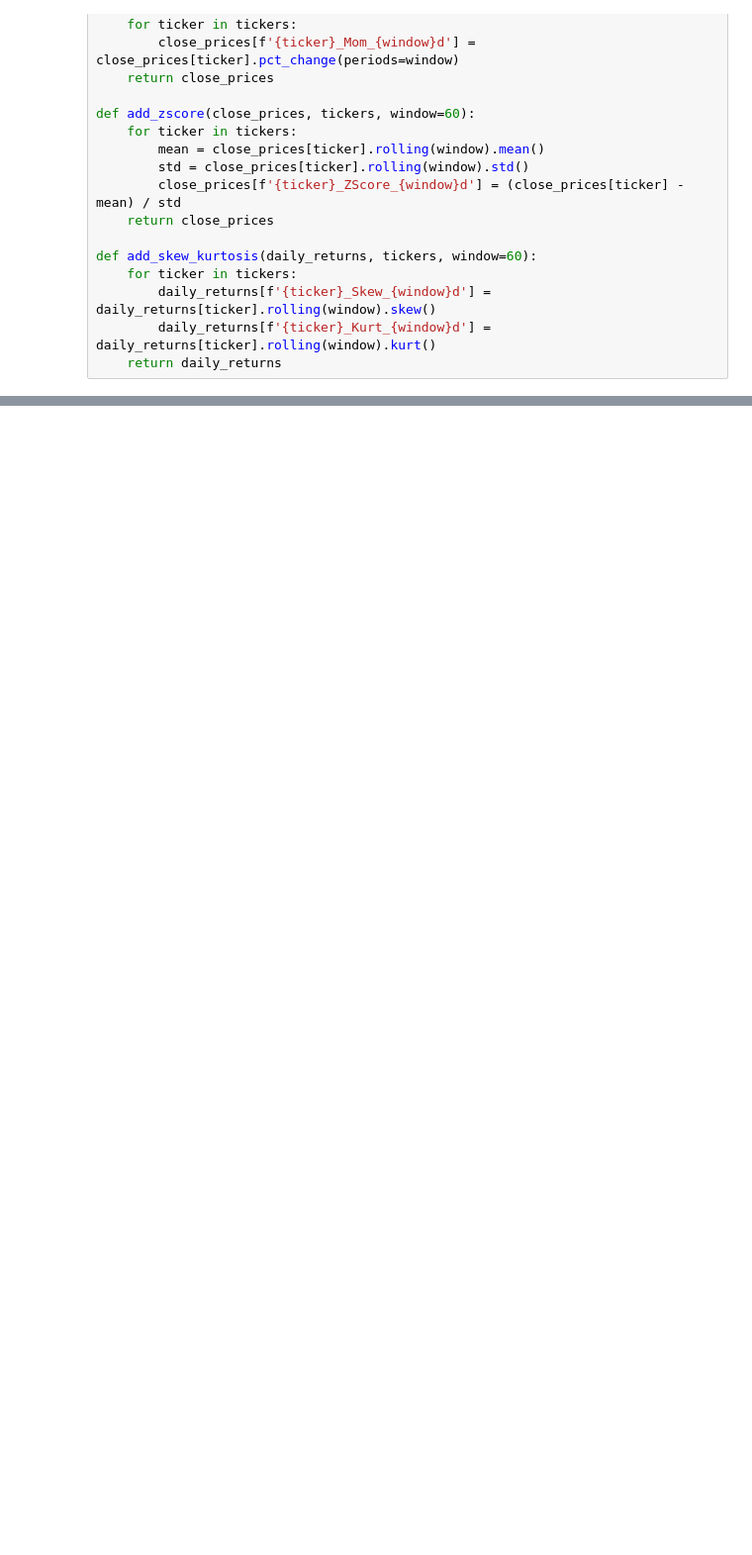
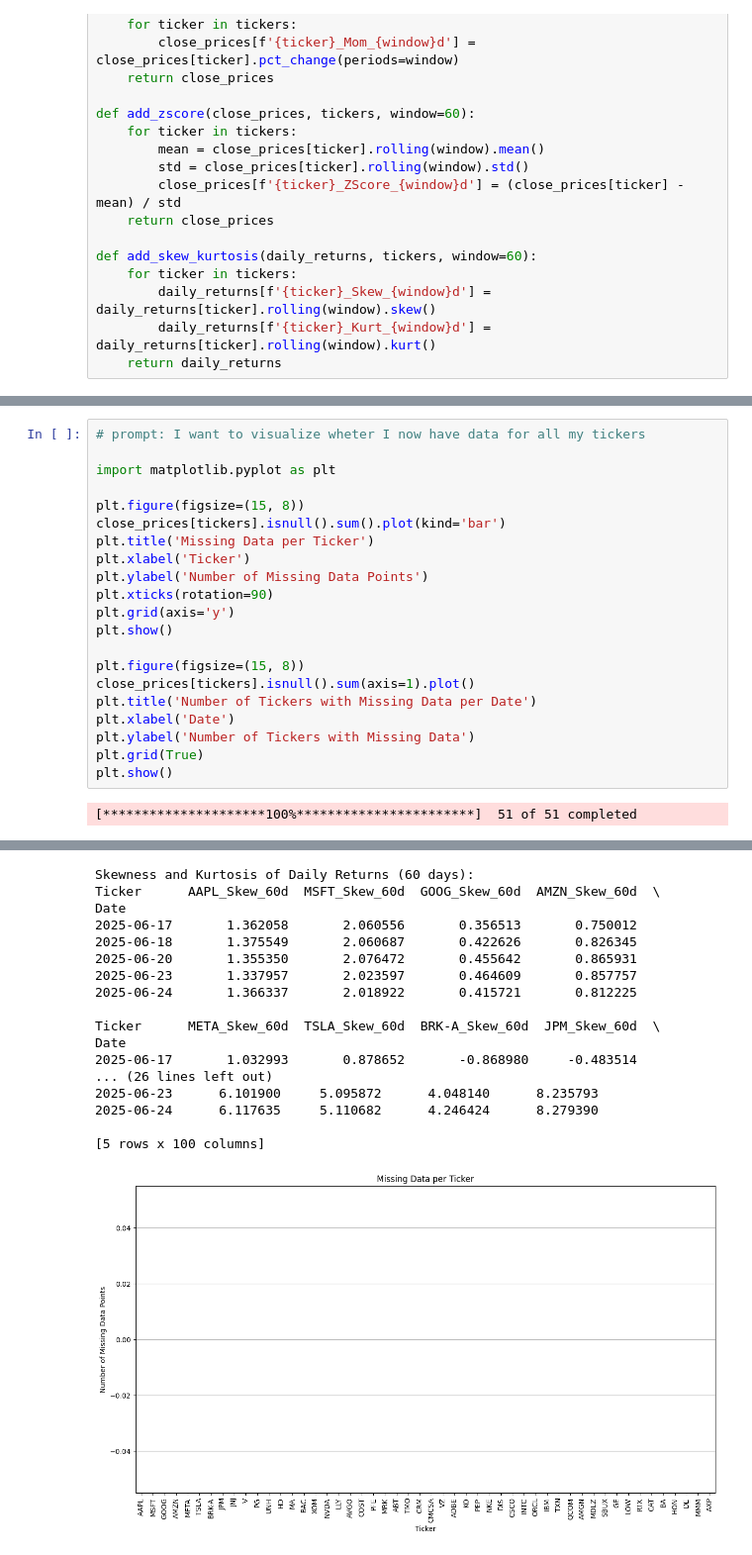
Before and after one commit to klabak436/yf_knn, a Jupyter notebook: mean_reversion_knn.ipynb, the cells around one changed output, grey strips where cells are left out. Shown at 99% size. Drawn from its saved outputs; the diff is of its cells as text; blank space fills up the shorter version.

Commit message:
Added signal and plots

```diff
--- a/mean_reversion_knn.ipynb
+++ b/mean_reversion_knn.ipynb
@@ -67,0 +91,23 @@ print(f'\nSkewness and Kurtosis of Daily Returns (60 days):\n{daily_returns.filt
+# %%
+# prompt: I want to visualize wheter I now have data for all my tickers
+
+import matplotlib.pyplot as plt
+
+plt.figure(figsize=(15, 8))
+close_prices[tickers].isnull().sum().plot(kind='bar')
+plt.title('Missing Data per Ticker')
+plt.xlabel('Ticker')
+plt.ylabel('Number of Missing Data Points')
+plt.xticks(rotation=90)
+plt.grid(axis='y')
+plt.show()
+
+plt.figure(figsize=(15, 8))
+close_prices[tickers].isnull().sum(axis=1).plot()
+plt.title('Number of Tickers with Missing Data per Date')
+plt.xlabel('Date')
+plt.ylabel('Number of Tickers with Missing Data')
+plt.grid(True)
+plt.show()
+# %% [output]
+[*********************100%***********************]  51 of 51 completed
@@ -67,0 +131,18 @@ print(f'\nSkewness and Kurtosis of Daily Returns (60 days):\n{daily_returns.filt
+Skewness and Kurtosis of Daily Returns (60 days):
+Ticker      AAPL_Skew_60d  MSFT_Skew_60d  GOOG_Skew_60d  AMZN_Skew_60d  \
+Date
+2025-06-17       1.362058       2.060556       0.356513       0.750012
+2025-06-18       1.375549       2.060687       0.422626       0.826345
+2025-06-20       1.355350       2.076472       0.455642       0.865931
+2025-06-23       1.337957       2.023597       0.464609       0.857757
+2025-06-24       1.366337       2.018922       0.415721       0.812225
+
+Ticker      META_Skew_60d  TSLA_Skew_60d  BRK-A_Skew_60d  JPM_Skew_60d  \
+Date
+2025-06-17       1.032993       0.878652       -0.868980     -0.483514
+... (26 lines left out)
+2025-06-23      6.101900     5.095872      4.048140      8.235793
+2025-06-24      6.117635     5.110682      4.246424      8.279390
+
+[5 rows x 100 columns]
+[figure, added]
```
Also changed, not shown: parts of 7 cells of this notebook.
